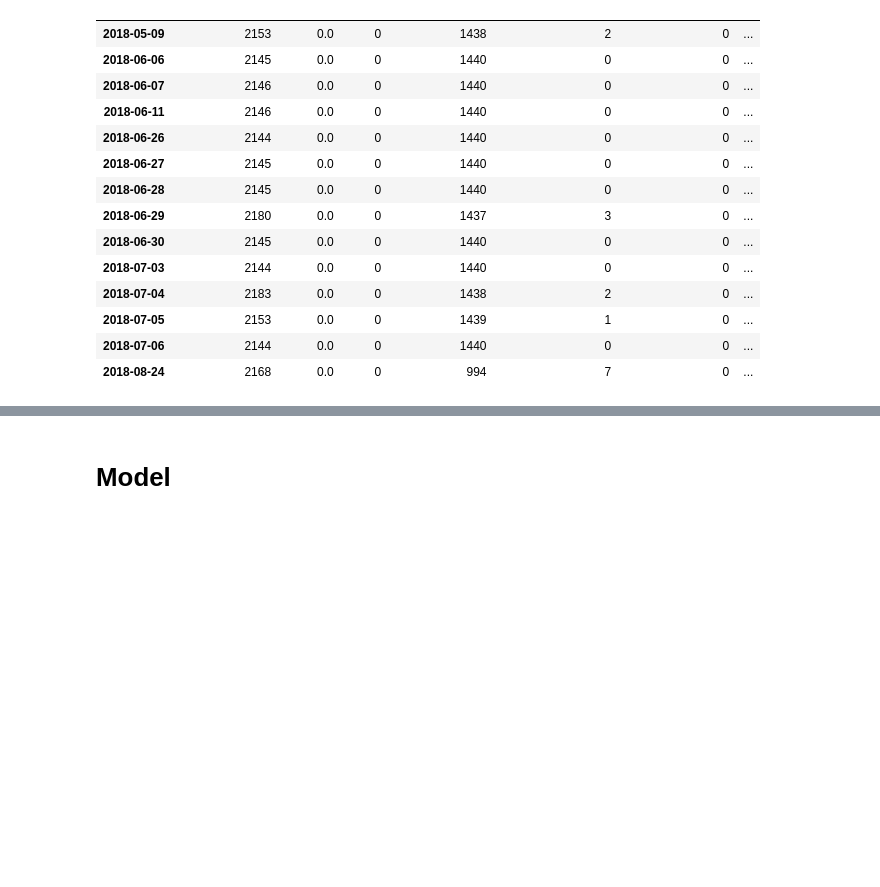
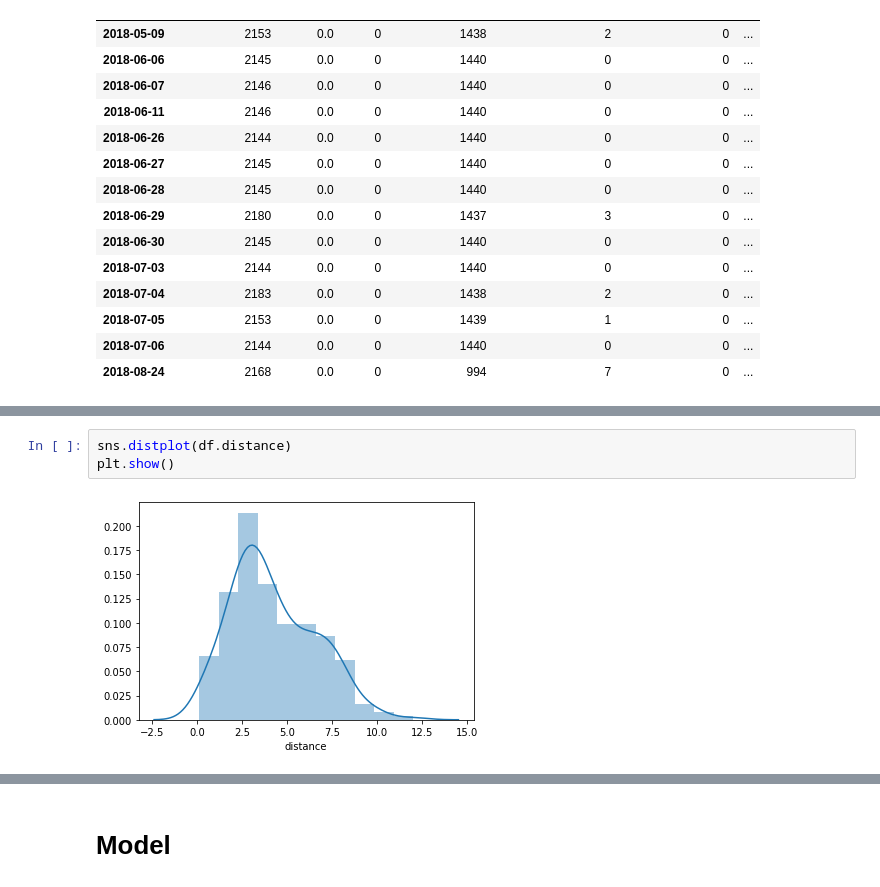
Before and after one commit to U-Gotta-Have-Faith/time_series, a Jupyter notebook: Sean _faith_acquire.ipynb, the cells around one changed output, grey strips where cells are left out. Drawn from its saved outputs; the diff is of its cells as text; blank space fills up the shorter version.

```diff
--- a/Sean _faith_acquire.ipynb
+++ b/Sean _faith_acquire.ipynb
@@ -412,0 +394,5 @@ df.ratio_steps_distance.median()
+# %%
+sns.distplot(df.distance)
+plt.show()
+# %% [output]
+[figure, added]
```
Also changed, not shown: parts of 17 cells of this notebook.
